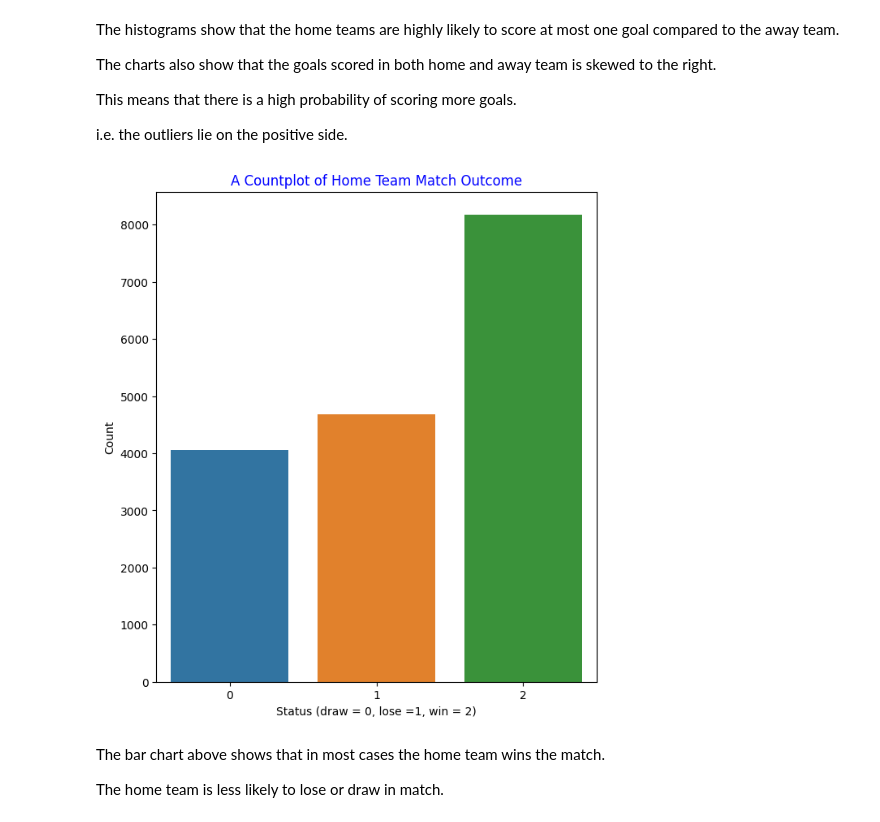
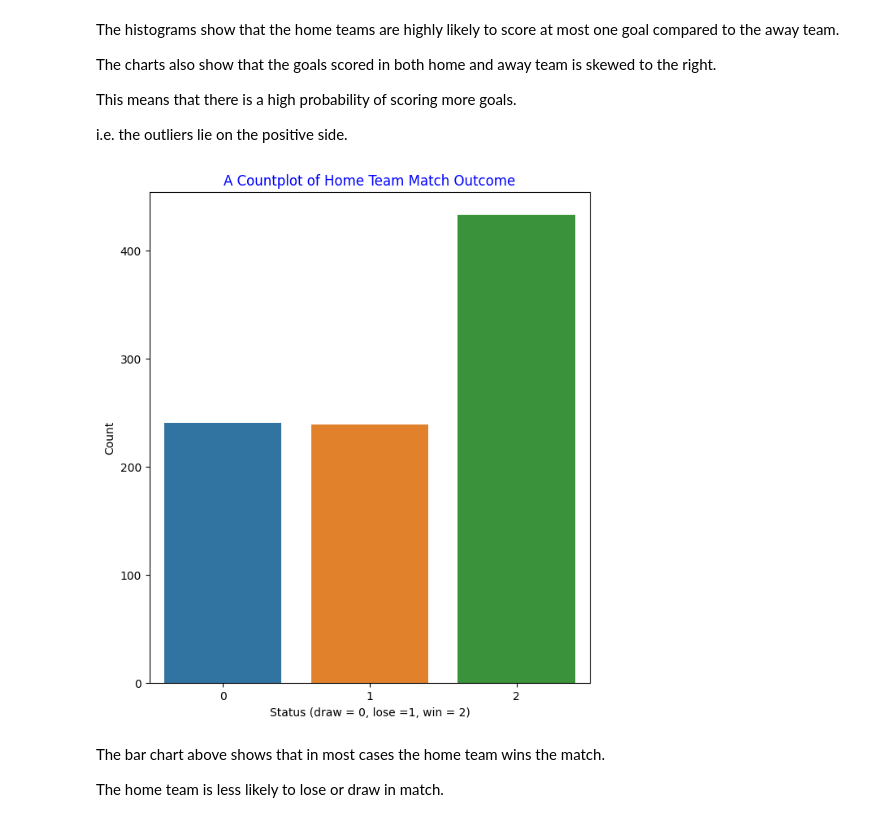
Before and after one commit to nangira/MchezoPesaLTD, a Jupyter notebook: Mchezo_Pesa.ipynb, the cells around one changed output. Drawn from its saved outputs; the diff is of its cells as text; code cells hidden in the pictures.

```diff
--- a/Mchezo_Pesa.ipynb
+++ b/Mchezo_Pesa.ipynb
@@ -933,0 +724,16 @@ plt.show()
+# %%
+# Changing the tournament type into three categories
+# Tournament type (World cup, Friendly, Other)
+
+def tona(typ):
+    if typ == 'Friendly':
+        return 'Friendly'
+    elif typ == 'FIFA World Cup qualification':
+        return 'World cup'
+    else:
+        return 'Other'
+
+df['tournament_type'] = df.tournament.apply(lambda q: tona(q))
+
+# Checking the number of unique values in the tournament column
+df['tournament_type'].unique()
@@ -933,0 +742,14 @@ plt.show()
+# %%
+
+# Extracting the year and month from the date column;
+# Here we will create a new column for each
+
+
+df['year'] = pd.DatetimeIndex(df['date']).year
+df['month'] = pd.DatetimeIndex(df['date']).month
+
+
+
+
+# Viewing the first 5 entries
+df.head()
@@ -933,0 +763,4 @@ plt.show()
+# %%
+# Dropping unnecessary columns in the dataset
+
+df.drop(['date', 'goal_diff'], axis = 1, inplace = True)
@@ -933,0 +774,7 @@ plt.show()
+# %%
+
+# Encoding the categorical columns
+#
+from sklearn.preprocessing import LabelEncoder
+le = LabelEncoder()
+df_encoded = df.apply(le.fit_transform)
@@ -942,20 +840,20 @@ i.e. the outliers lie on the positive side.
 # %%
 
 # The Home team Match outcome(draw = 0, lose =1, win = 2)
 # Using a countplot to visualize these results
 # Using Seaborn
 # Labeling the x and y axis
 # Giving a title to our chart
 # Displaying our chart
 
 plt.figure(figsize = (7,8), dpi = 100)
-sns.countplot(home_merged_encoded['Status_home'])
+sns.countplot(df_encoded['Status_home'])
 plt.xlabel('Status (draw = 0, lose =1, win = 2)')
 plt.ylabel('Count')
 plt.title('A Countplot of Home Team Match Outcome', color = 'blue')
 plt.show()
 # %% [output]
-[figure, old version]
+[figure, new version]
 # %% [markdown]
 The bar chart above shows that in most cases the home team wins the match.
 
```
Also changed, not shown: parts of 119 cells of this notebook.
